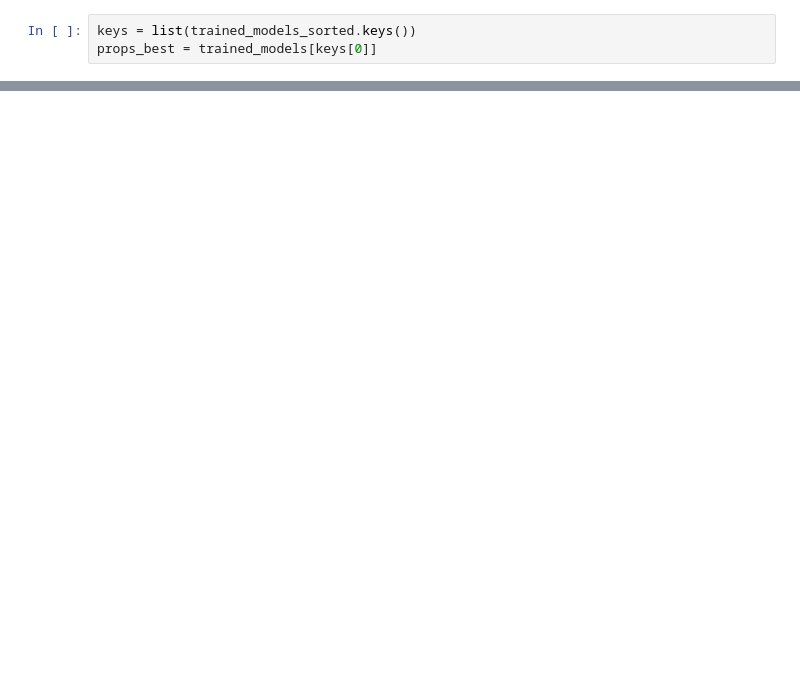
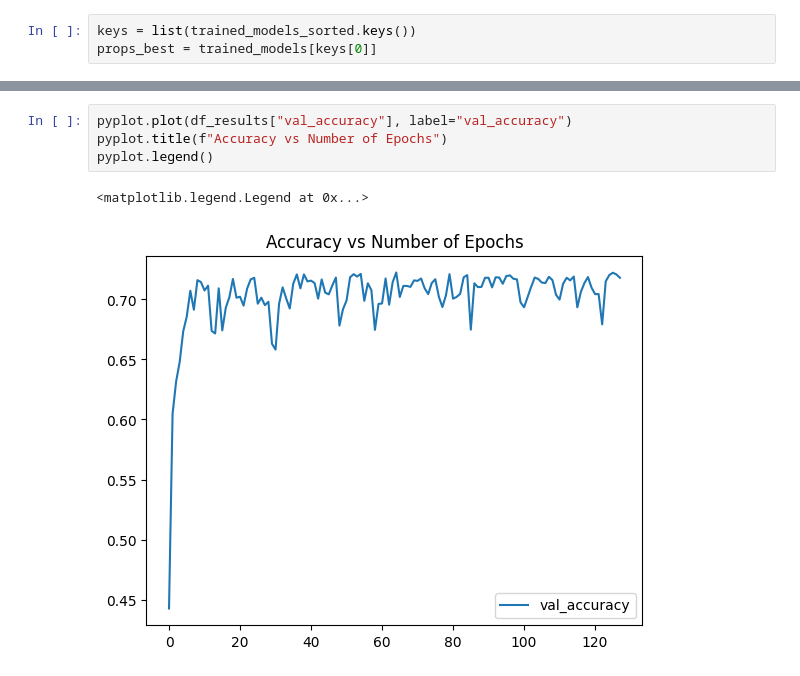
Before and after one commit to LBYPatrick/fair_ratings, a Jupyter notebook: model_evaluation.ipynb, the cells around one changed output, grey strips where cells are left out. Cells and saved outputs as stored; diff of their text form; blank space fills up the shorter version.

```diff
--- a/model_evaluation.ipynb
+++ b/model_evaluation.ipynb
@@ -110,0 +130,7 @@ proms
+# %%
+pyplot.plot(df_results["val_accuracy"], label="val_accuracy")
+pyplot.title(f"Accuracy vs Number of Epochs")
+pyplot.legend()
+# %% [output]
+<matplotlib.legend.Legend at 0x...>
+[figure, added]
```
Also changed, not shown: parts of 21 cells of this notebook, 4 other files.
